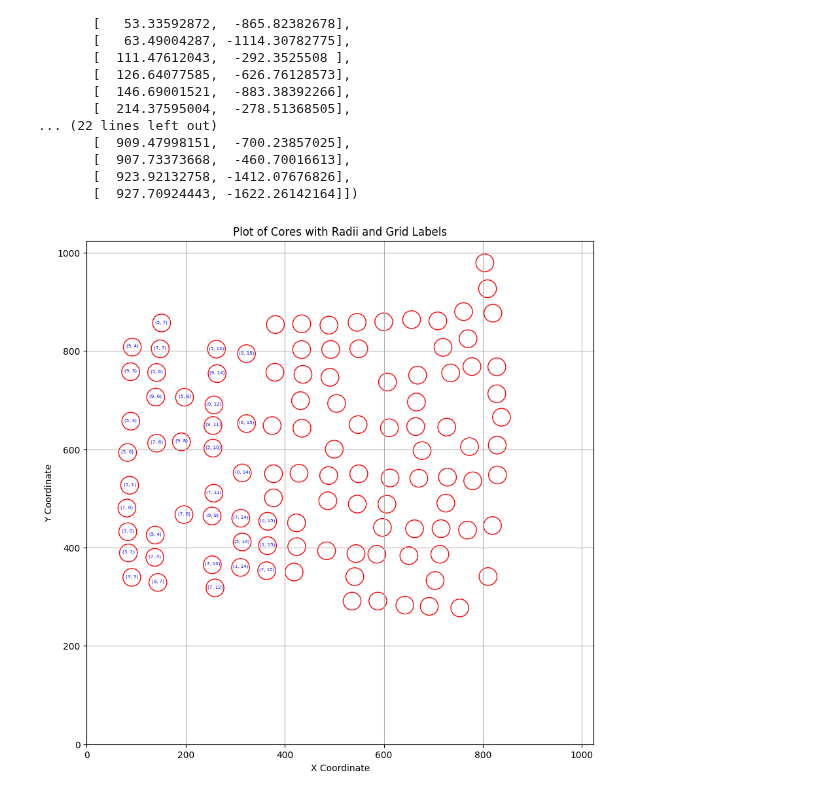
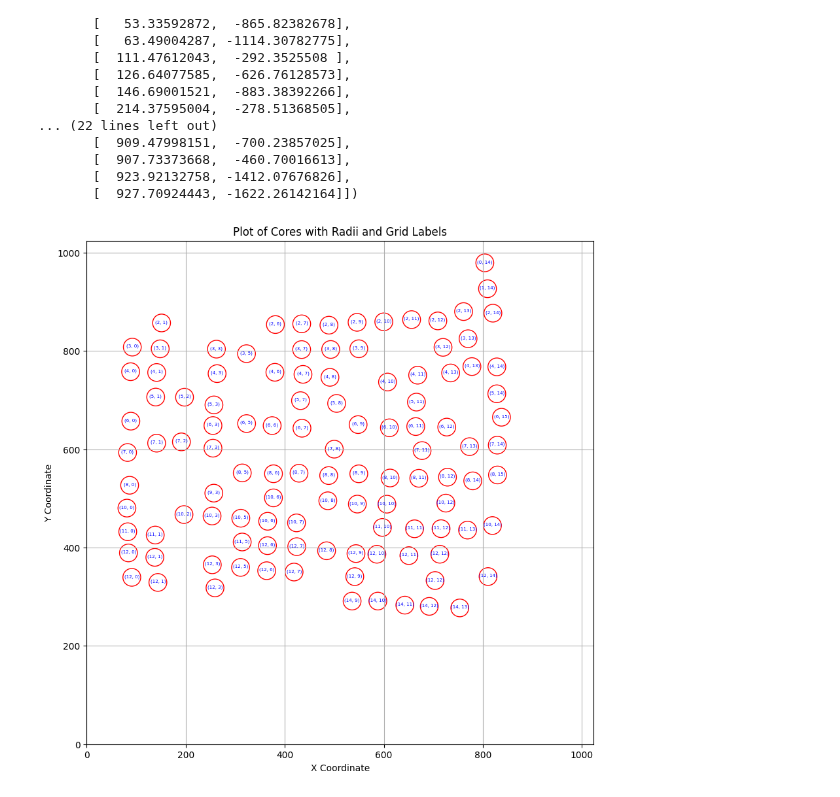
Before and after one commit to aaronge-2020/Microarray-Dearraying, a Jupyter notebook: grid_dearraying.ipynb, the cells around one changed output. Saved outputs shown, nothing was run; the diff lists cells and outputs as text; code cells hidden in the pictures.

```diff
--- a/grid_dearraying.ipynb
+++ b/grid_dearraying.ipynb
@@ -34,7 +34,7 @@ def estimate_grid(normalized_coordinates):
     # Compute pairwise distances
     kdtree = KDTree(normalized_coordinates)
     # Query the nearest two points for each point
-    distances, _ = kdtree.query(normalized_coordinates, k=2)
+    distances, _ = kdtree.query(normalized_coordinates, k=4)
 
     # Estimate grid spacing
     # Average distance to the nearest neighbor
@@ -250,7 +250,7 @@ grid_spacing = estimate_grid(normalized_coordinates)
 
 
 # Define a threshold distance, for example, 0.5 times the grid spacing
-threshold_distance = 1 * grid_spacing
+threshold_distance = 0.5 * grid_spacing
 
 grid_positions = assign_to_grid(normalized_coordinates, grid_spacing, threshold_distance)
 
@@ -261,31 +261,31 @@ fig, ax = plt.subplots(figsize=(10, 10), dpi=100)
 # Plot each core with its radius and label
 for idx, core in enumerate(data):
     # Draw the core as a circle
     circle = plt.Circle((core['x'], core['y']), radius=core['radius'], edgecolor='r', facecolor='none')
     ax.add_patch(circle)
 
     # Get grid position for the label
     grid_label = None
     for pos, indices in grid_positions.items():
         if idx in indices:
             grid_label = pos
             break
 
     # Only label the core if we found a grid position
     if grid_label is not None:
         ax.text(core['x'], core['y'], str(grid_label), color='blue', fontsize=5, ha='center')
 
 # Set the limits of the plot to the size of the image
 ax.set_xlim([0, 1024])
 ax.set_ylim([0, 1024])
 
 # Add grid, legend, and labels
 ax.grid(True)
 ax.set_xlabel('X Coordinate')
 ax.set_ylabel('Y Coordinate')
 ax.set_title('Plot of Cores with Radii and Grid Labels')
 
 # Show the plot
 plt.show()
 # %% [output]
-[figure, old version]
+[figure, new version]
```
Also changed, not shown: 3 other files.
